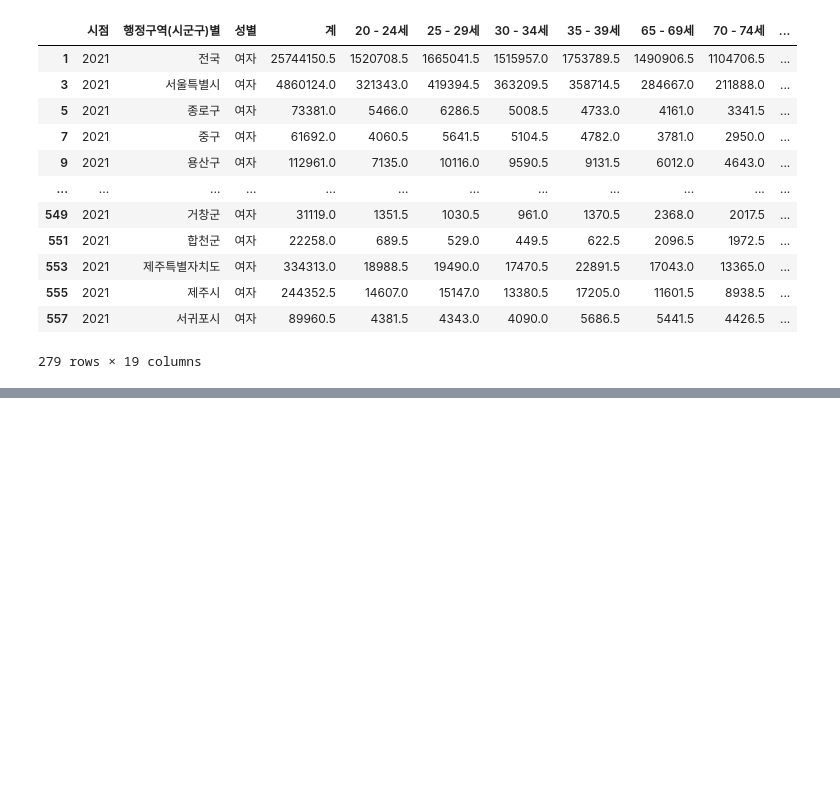
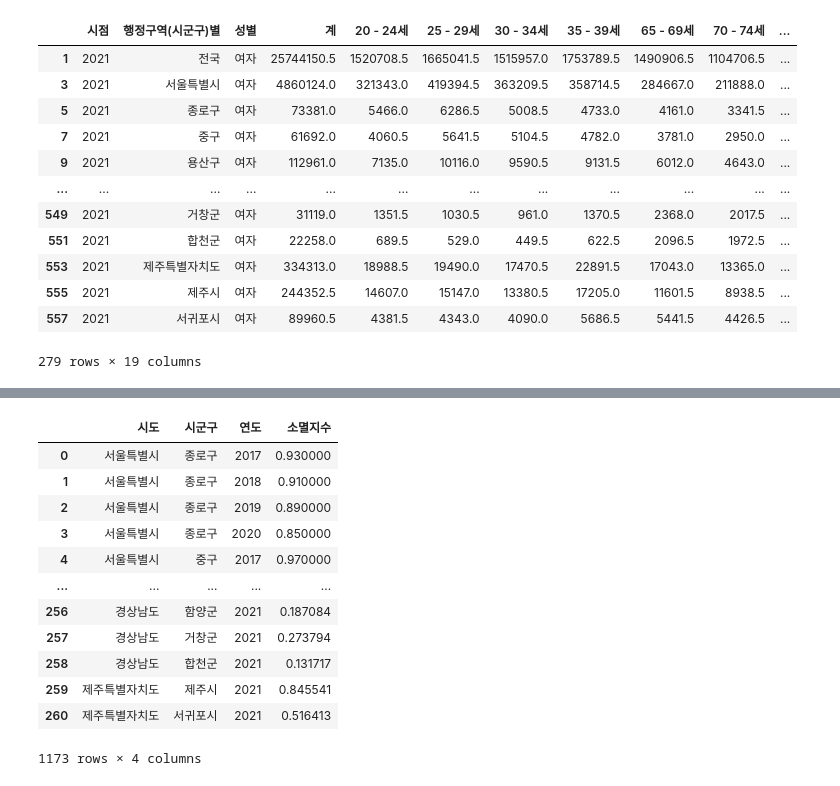
Before and after one commit to sphy1597/data_analysis-DS, a Jupyter notebook: 인구소멸해결방안(예빈's ver).ipynb, the cells around one changed output, grey strips where cells are left out. Drawn from its saved outputs; the diff is of its cells as text; code cells hidden in the pictures; blank space fills up the shorter version.

```diff
--- a/인구소멸해결방안(예빈's ver).ipynb
+++ b/인구소멸해결방안(예빈's ver).ipynb
@@ -114,0 +193,19 @@ TypeError: ignored
+# %%
+# df = pd.DataFrame(df2)
+
+new_df = pd.concat([df1, df2])
+new_df
+# %% [output]
+|  | 시도 | 시군구 | 연도 | 소멸지수 |
+| 0 | 서울특별시 | 종로구 | 2017 | 0.930000 |
+| 1 | 서울특별시 | 종로구 | 2018 | 0.910000 |
+| 2 | 서울특별시 | 종로구 | 2019 | 0.890000 |
+| 3 | 서울특별시 | 종로구 | 2020 | 0.850000 |
+| 4 | 서울특별시 | 중구 | 2017 | 0.970000 |
+| ... | ... | ... | ... | ... |
+| 256 | 경상남도 | 함양군 | 2021 | 0.187084 |
+| 257 | 경상남도 | 거창군 | 2021 | 0.273794 |
+| 258 | 경상남도 | 합천군 | 2021 | 0.131717 |
+| 259 | 제주특별자치도 | 제주시 | 2021 | 0.845541 |
+| 260 | 제주특별자치도 | 서귀포시 | 2021 | 0.516413 |
+1173 rows × 4 columns
```
Also changed, not shown: parts of 14 cells of this notebook.
